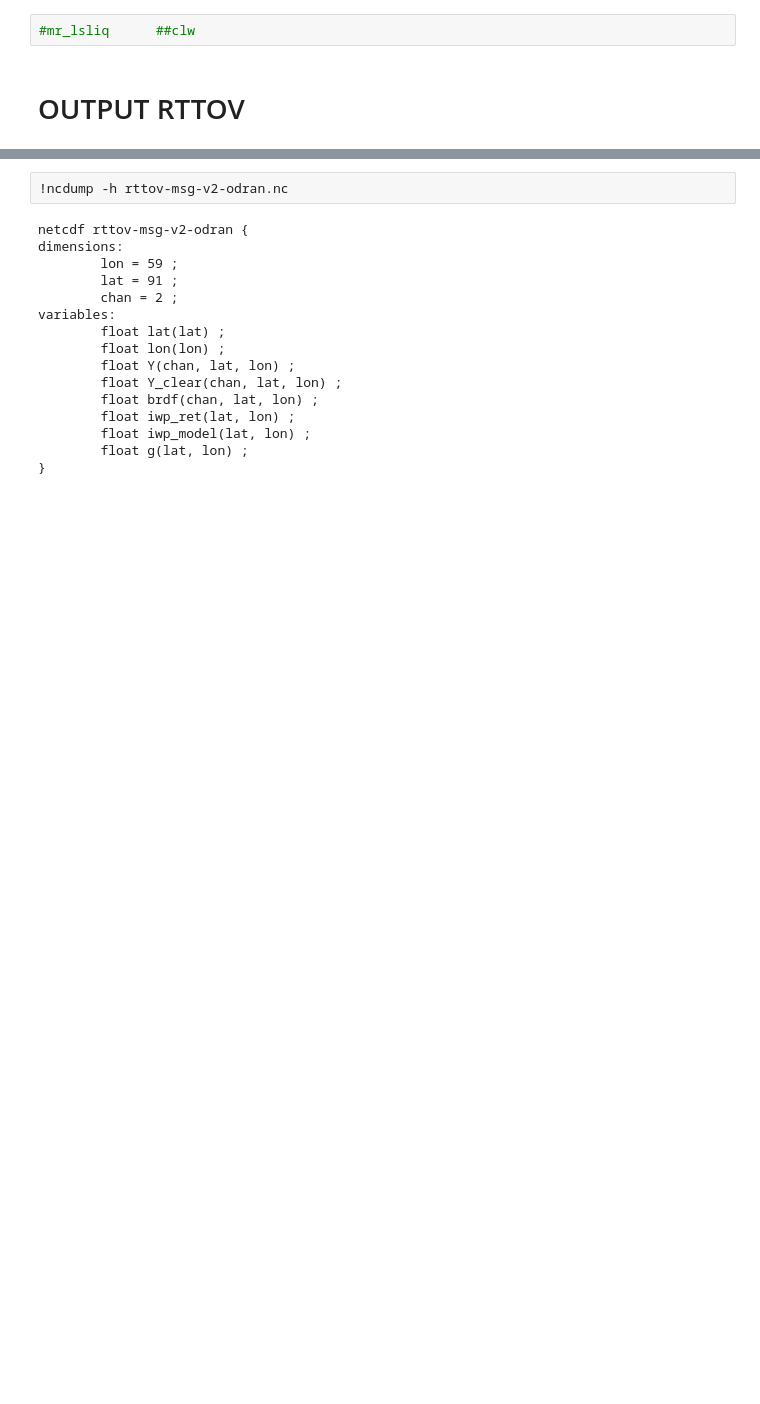
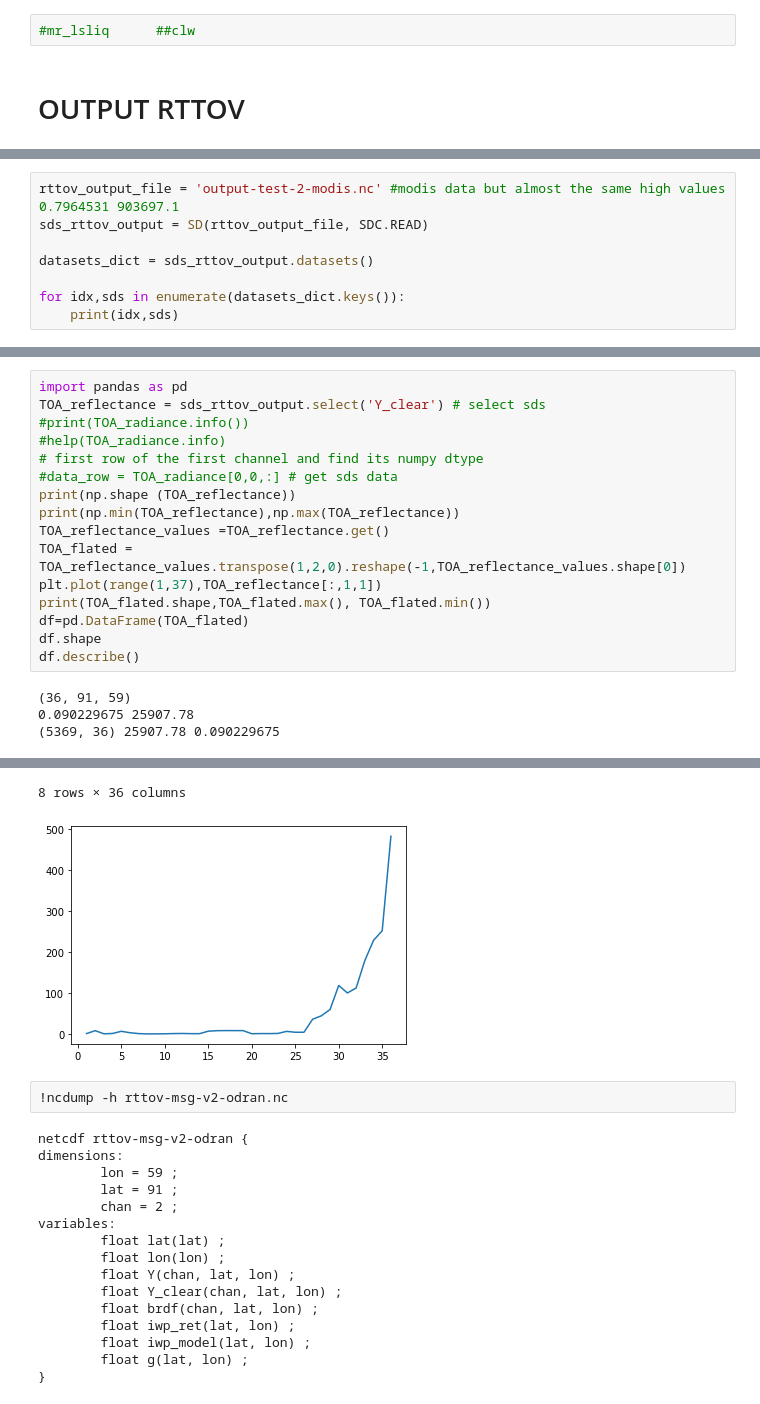
Before and after one commit to jesseniagonzalezv/ICON_RTTOV, a Jupyter notebook: code_test/PCA-simulation.ipynb, the cells around one changed output, grey strips where cells are left out. Saved outputs shown, nothing was run; the diff lists cells and outputs as text; blank space fills up the shorter version.

```diff
--- a/code_test/PCA-simulation.ipynb
+++ b/code_test/PCA-simulation.ipynb
@@ -370,0 +391,8 @@ plt.show()
+# %%
+rttov_output_file = 'output-test-2-modis.nc' #modis data but almost the same high values 0.7964531 903697.1
+sds_rttov_output = SD(rttov_output_file, SDC.READ)
+
+datasets_dict = sds_rttov_output.datasets()
+
+for idx,sds in enumerate(datasets_dict.keys()):
+    print(idx,sds)
@@ -370,0 +410,20 @@ plt.show()
+# %%
+import pandas as pd
+TOA_reflectance = sds_rttov_output.select('Y_clear') # select sds
+#print(TOA_radiance.info())
+#help(TOA_radiance.info)
+# first row of the first channel and find its numpy dtype
+#data_row = TOA_radiance[0,0,:] # get sds data
+print(np.shape (TOA_reflectance))
+print(np.min(TOA_reflectance),np.max(TOA_reflectance))
+TOA_reflectance_values =TOA_reflectance.get()
+TOA_flated = TOA_reflectance_values.transpose(1,2,0).reshape(-1,TOA_reflectance_values.shape[0])
+plt.plot(range(1,37),TOA_reflectance[:,1,1])
+print(TOA_flated.shape,TOA_flated.max(), TOA_flated.min())
+df=pd.DataFrame(TOA_flated)
+df.shape
+df.describe()
+# %% [output]
+(36, 91, 59)
+0.090229675 25907.78
+(5369, 36) 25907.78 0.090229675
@@ -371,3 +439,5 @@ plt.show()
+8 rows × 36 columns
+[figure, added]
 # %%
 !ncdump -h rttov-msg-v2-odran.nc
 # %% [output]
```
Also changed, not shown: parts of 7 cells of this notebook.
